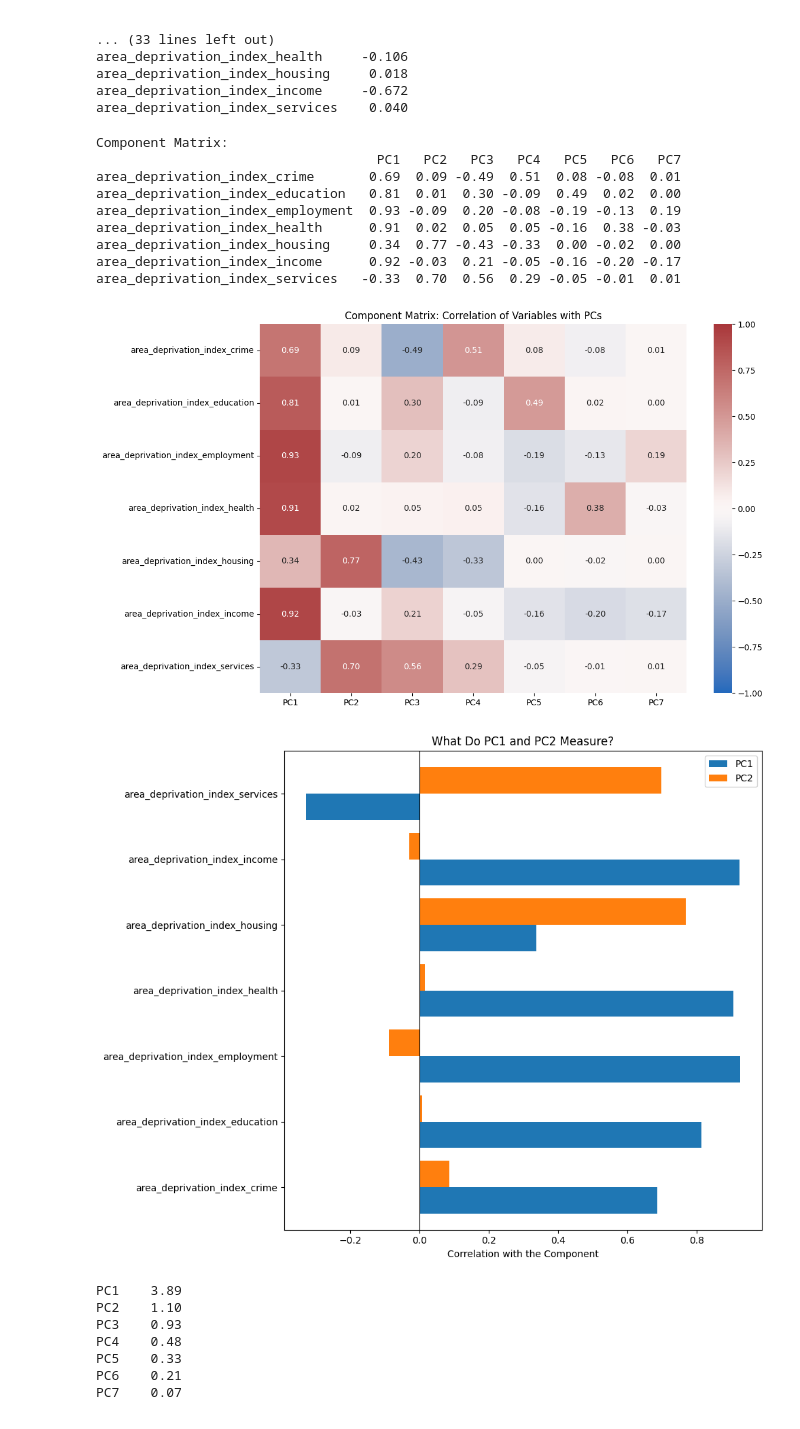
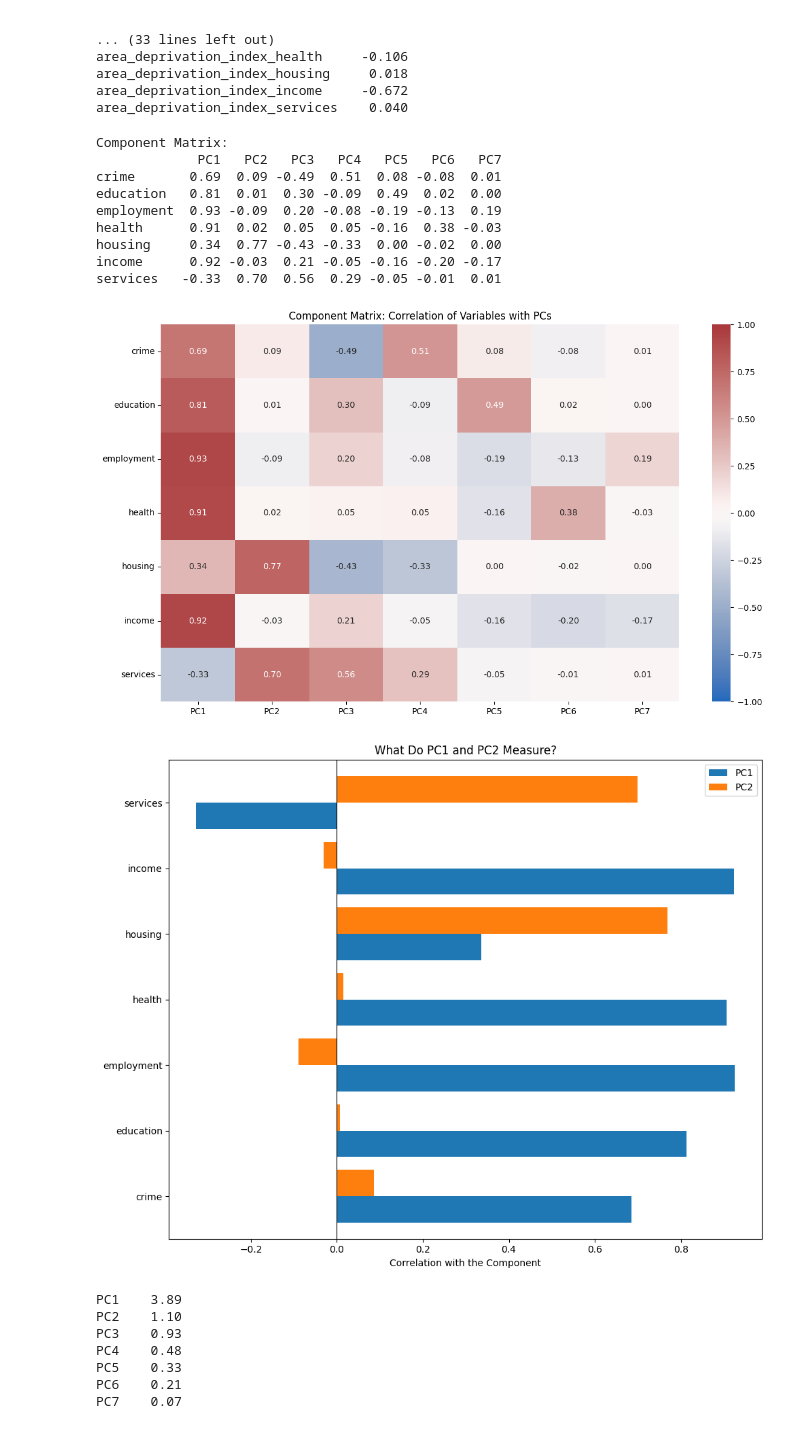
Before and after one commit to aryasure/BA305-UK-Mapping-Musem-Project, a Jupyter notebook: Desciptive_Analysis_PCA.ipynb, the cells around one changed output. Saved outputs shown, nothing was run; the diff lists cells and outputs as text; code cells hidden in the pictures.

```diff
--- a/Desciptive_Analysis_PCA.ipynb
+++ b/Desciptive_Analysis_PCA.ipynb
@@ -165,37 +182,38 @@ area_deprivation_index_housing     0.018
 area_deprivation_index_income     -0.672
 area_deprivation_index_services    0.040
 # %%
-# component matrix
+# Component matrix
 
-# correlations between original variables and PCs
+# Correlations between original variables and PCs
 loadings_df = pd.concat([scores_df, scaled_df], axis=1).corr().loc[museum_mdf.columns, pc_names]
+loadings_df.index = loadings_df.index.str.replace('area_deprivation_index_', '')
 print("Component Matrix:")
 print(loadings_df.round(2))
 
-# heatmap of component matrix
+# Heatmap of component matrix
 plt.figure(figsize=(12, 7))
 sns.heatmap(loadings_df, annot=True, fmt=".2f", vmin=-1, vmax=1, cmap='vlag')
 plt.title('Component Matrix: Correlation of Variables with PCs')
 plt.tight_layout()
 plt.show()
 
-# bar chart for PC1 and PC2
+# Bar chart for PC1 and PC2
 loadings_df[['PC1', 'PC2']].plot.barh(figsize=(10, 8), width=0.8)
 plt.axvline(0, color='black', linewidth=0.8)
 plt.xlabel('Correlation with the Component')
 plt.title('What Do PC1 and PC2 Measure?')
 plt.tight_layout()
 plt.show()
 # %% [output]
 Component Matrix:
-                                    PC1   PC2   PC3   PC4   PC5   PC6   PC7
-area_deprivation_index_crime       0.69  0.09 -0.49  0.51  0.08 -0.08  0.01
-area_deprivation_index_education   0.81  0.01  0.30 -0.09  0.49  0.02  0.00
-area_deprivation_index_employment  0.93 -0.09  0.20 -0.08 -0.19 -0.13  0.19
-area_deprivation_index_health      0.91  0.02  0.05  0.05 -0.16  0.38 -0.03
-area_deprivation_index_housing     0.34  0.77 -0.43 -0.33  0.00 -0.02  0.00
-area_deprivation_index_income      0.92 -0.03  0.21 -0.05 -0.16 -0.20 -0.17
-area_deprivation_index_services   -0.33  0.70  0.56  0.29 -0.05 -0.01  0.01
+             PC1   PC2   PC3   PC4   PC5   PC6   PC7
+crime       0.69  0.09 -0.49  0.51  0.08 -0.08  0.01
+education   0.81  0.01  0.30 -0.09  0.49  0.02  0.00
+employment  0.93 -0.09  0.20 -0.08 -0.19 -0.13  0.19
+health      0.91  0.02  0.05  0.05 -0.16  0.38 -0.03
+housing     0.34  0.77 -0.43 -0.33  0.00 -0.02  0.00
+income      0.92 -0.03  0.21 -0.05 -0.16 -0.20 -0.17
+services   -0.33  0.70  0.56  0.29 -0.05 -0.01  0.01
-[figure, old version]
+[figure, new version]
-[figure, old version]
+[figure, new version]
 # %%
```
Also changed, not shown: parts of 14 cells of this notebook.
